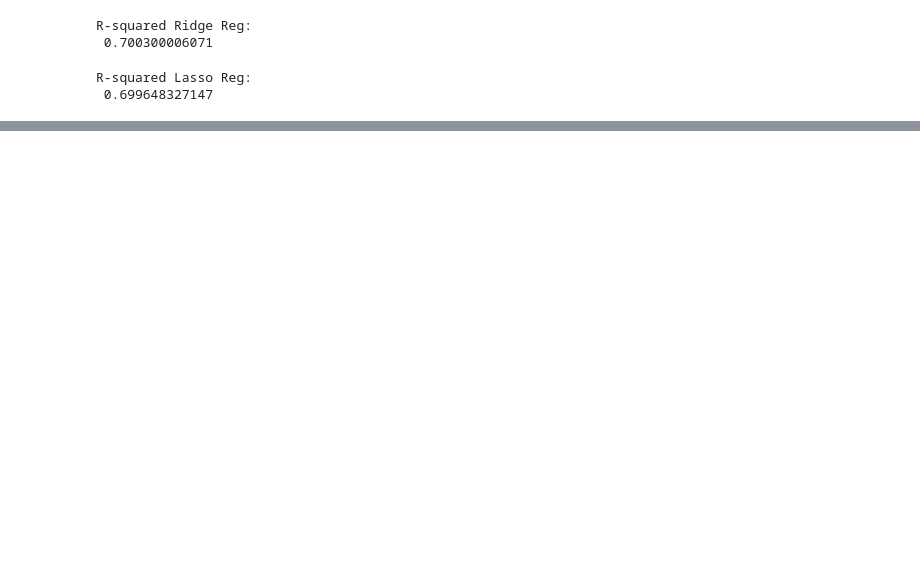
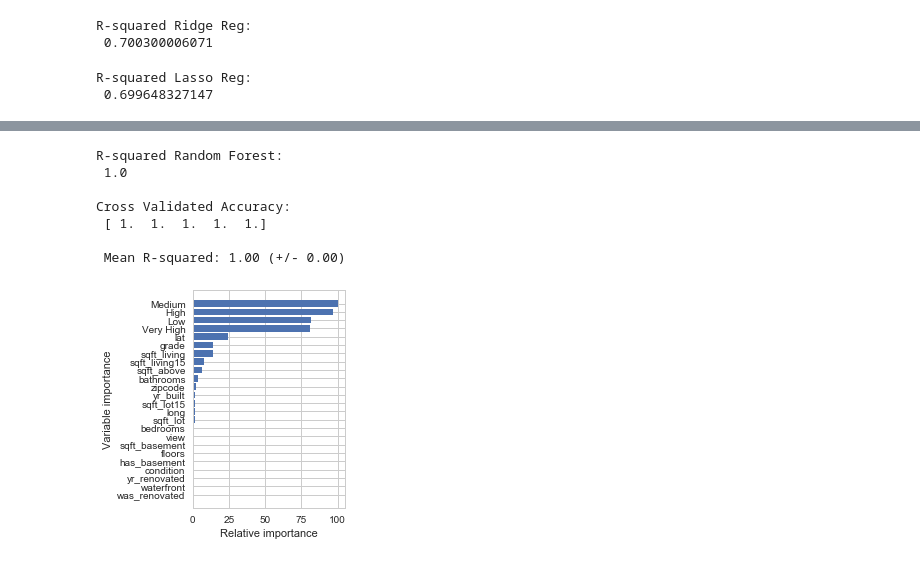
Before and after one commit to cappsjr/StartDraft_Capstone, a Jupyter notebook: Capstone Draft.ipynb, the cells around one changed output, grey strips where cells are left out. Drawn from its saved outputs; the diff is of its cells as text; code cells hidden in the pictures; blank space fills up the shorter version.

```diff
--- a/Capstone Draft.ipynb
+++ b/Capstone Draft.ipynb
@@ -877,0 +920,7 @@ AttributeError: 'GoogleMapPlotter' object has no attribute 'show'
+# %%
+bins = [0, 321950, 450000, 645000, 7700000]
+group_names = ['Low', 'Medium', 'High', 'Very High']
+
+categories = pd.cut(df['price'], bins, labels=group_names)
+df['price_level'] = pd.cut(df['price'], bins, labels=group_names)
+df['prices_binned'] = pd.cut(df['price'], bins)
@@ -877,0 +935,3 @@ AttributeError: 'GoogleMapPlotter' object has no attribute 'show'
+# %%
+PL_dum = pd.get_dummies(df['price_level'])
+df = pd.concat([df, PL_dum], axis=1)
@@ -877,0 +1055,39 @@ AttributeError: 'GoogleMapPlotter' object has no attribute 'show'
+# %%
+# Now lets make a Random Forest Classifier; first lets make another function
+
+# Lets create a function for our random forest model.
+def ranfor_class(X, y, n_est, max_dep, cvk):
+    rfc = ensemble.RandomForestClassifier(n_estimators=n_est, max_depth=max_dep)
+    rfc_fit = rfc.fit(X, y)
+    rfc_predict = rfc.predict(X)
+    rfc_score = rfc.score(X,y)
+    print('\nR-squared Random Forest: \n', rfc_score)
+    rfc_crossval = cross_val_score(rfc, X, y, cv=cvk)
+    print('\nCross Validated Accuracy: \n', rfc_crossval)
+    print('\n Mean R-squared: %0.2f (+/- %0.2f)' % (rfc_crossval.mean(), rfc_crossval.std() * 2))
+    # Make importances relative to max importance
+    feature_importance = rfc.feature_importances_
+    feature_importance = 100 * (feature_importance / feature_importance.max())
+    sorted_idx = np.argsort(feature_importance)
+    pos = np.arange(sorted_idx.shape[0]) +  0.5
+    plt.subplot(1, 2, 2)
+    plt.barh(pos, feature_importance[sorted_idx], align='center')
+    plt.yticks(pos, X.columns[sorted_idx])
+    plt.xlabel('Relative importance')
+    plt.ylabel('Variable importance')
+    plt.show()
+
+# Define arguments and run the model
+rfc_var = df.drop(['price', 'id', 'date', 'prices_binned', 'price_level', 'Low', 'Medium', 'High', 'Very High'], axis=1)
+rfc_tar_var = df[['Low', 'Medium', 'High', 'Very High']]
+
+ranfor_class(rfc_var, rfc_tar_var, 500, None, 5)
+# %% [output]
+R-squared Random Forest:
+ 1.0
+
+Cross Validated Accuracy:
+ [ 1.  1.  1.  1.  1.]
+
+ Mean R-squared: 1.00 (+/- 0.00)
+[figure, added]
```
Also changed, not shown: parts of 35 cells of this notebook.
